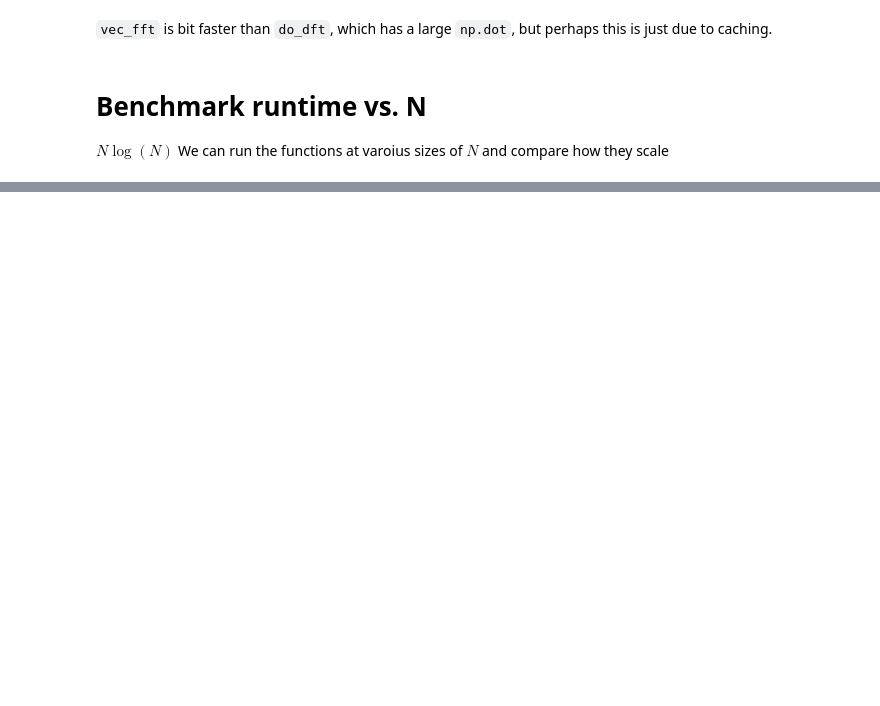
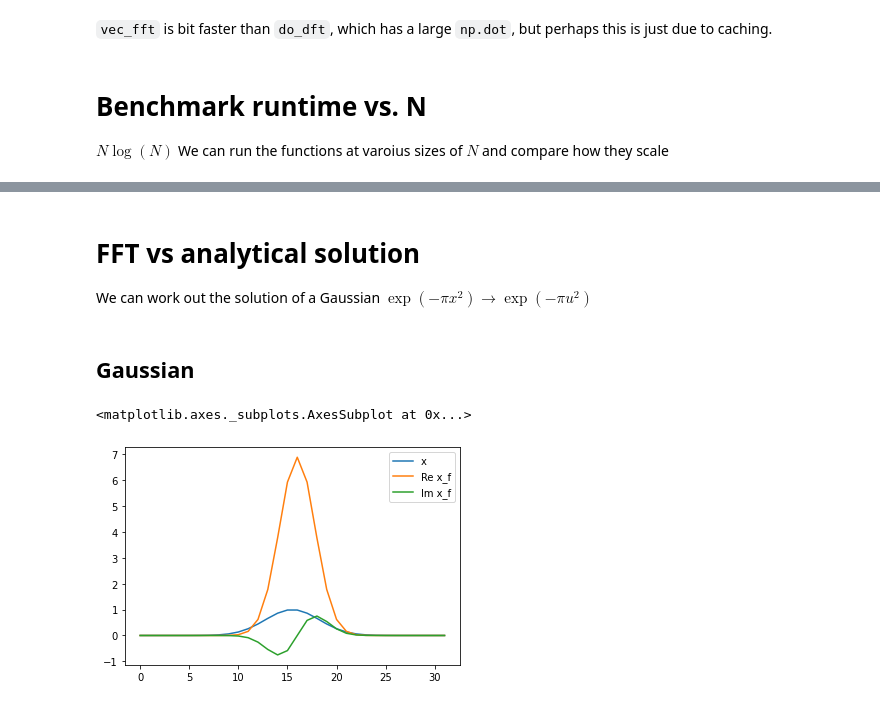
Before and after one commit to geoffwoollard/learn_cryoem_math, a Jupyter notebook: nb/fft.ipynb, the cells around one changed output, grey strips where cells are left out. Saved outputs shown, nothing was run; the diff lists cells and outputs as text; code cells hidden in the pictures; blank space fills up the shorter version.

```diff
--- a/nb/fft.ipynb
+++ b/nb/fft.ipynb
@@ -168,0 +187,18 @@ df.plot(x='N',y=['np.fft.fft','do_dft','vec_fft'])
+# %% [markdown]
+# FFT vs analytical solution
+We can work out the solution of a Gaussian
+$\exp(-\pi x^2) \rightarrow \exp(-\pi u^2)$
+# %% [markdown]
+## Gaussian
+# %%
+n=5
+std=1/(np.sqrt(2)*np.pi)
+x_dom = np.linspace(-10*std,10*std,2**n)
+x = np.exp(-np.pi*x_dom**2)
+x_f = np.fft.fftshift(np.fft.fft(np.fft.ifftshift(x)))
+pd.Series(x).plot(label='x',legend=True)
+pd.Series(x_f.real).plot(label='Re x_f',legend=True)
+pd.Series(x_f.imag).plot(label='Im x_f',legend=True)
+# %% [output]
+<matplotlib.axes._subplots.AxesSubplot at 0x...>
+[figure, added]
```
Also changed, not shown: parts of 15 cells of this notebook.
